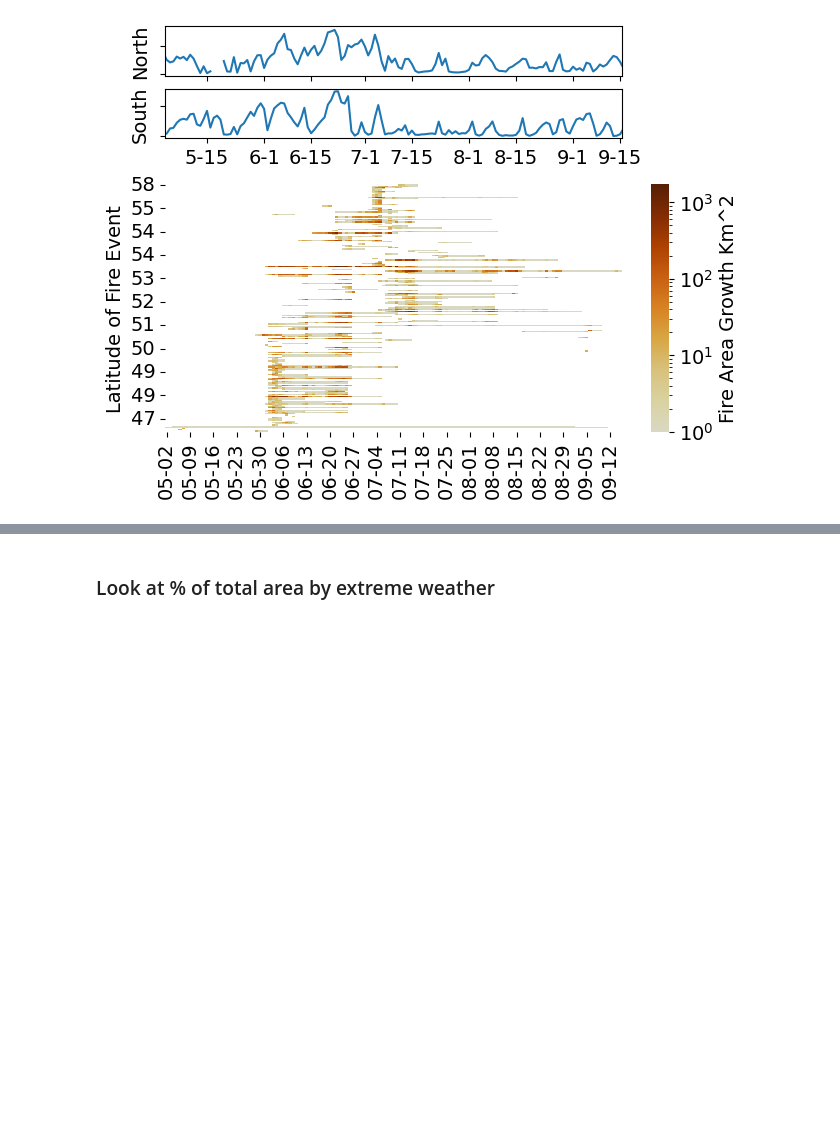
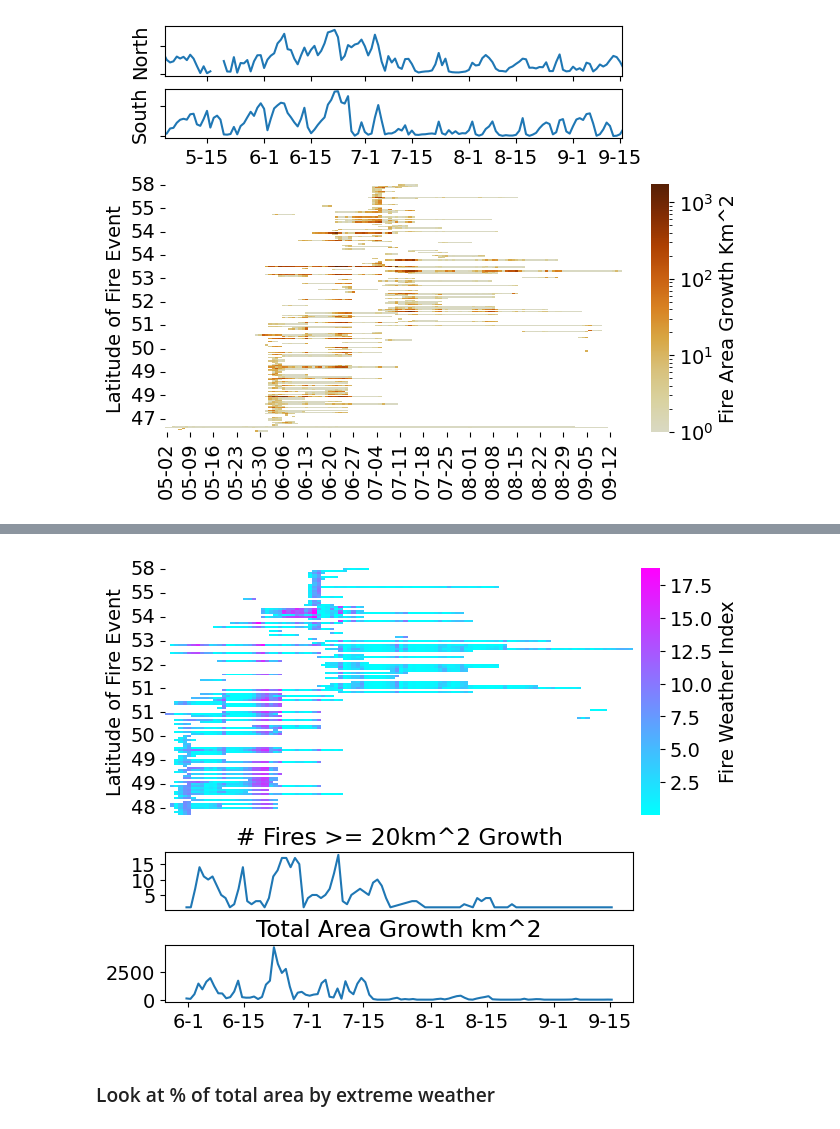
Before and after one commit to mccabete/fwiVis, a Jupyter notebook: notebooks/heatmap_timeseries.ipynb, the cells around one changed output, grey strips where cells are left out. Drawn from its saved outputs; the diff is of its cells as text; code cells hidden in the pictures; blank space fills up the shorter version.

```diff
--- a/notebooks/heatmap_timeseries.ipynb
+++ b/notebooks/heatmap_timeseries.ipynb
@@ -667,6 +760,6 @@ plt.savefig(f"/projects/old_shared/fire_weather_vis/Lightning_analysis/some_figs
 # %%
 with mpl.rc_context({'font.size': 14}):
-    fig1, ([ax5, ax6], [ax7, ax8], [ax9, ax10]) = plt.subplots(3,2, gridspec_kw={'width_ratios':[100,4], 'height_ratios': [20, 7, 7]}, constrained_layout=True)#constrained_layout=True
+    fig1, ([ax5, ax6], [ax7, ax8], [ax9, ax10]) = plt.subplots(3,2, gridspec_kw={'width_ratios':[100,4], 'height_ratios': [30, 7, 7]}, constrained_layout=True)#constrained_layout=True
     #fig.suptitle('Aligning x-axis using sharex')
 
     #ax.xaxis.set_major_formatter(mdates.DateFormatter('%m-%d'))
@@ -684,35 +777,43 @@ with mpl.rc_context({'font.size': 14}):
 #     ax3.set_xlim(get_fwi[0].t.astype("datetime64[ns]").min(), test_func[1].t.astype("datetime64[ns]").max())
 #     ax3.set_ylabel("South")
 #     #ax3.set_yticklabels("")
 
 
 
     #ax3 =
     #sn.heatmap(heat, cmap = "YlOrBr", norm=LogNorm(), cbar_kws={'label': 'Fire Area Growth Km^2'}, ax = ax5, cbar_ax=ax6, square=False)#,fmt='.1f',
     sn.heatmap(get_fwi[0], cmap = "cool", cbar_kws={'label': 'Fire Weather Index'}, ax = ax5, cbar_ax=ax6, square=False)#,fmt='.1f',
     ax5.set(xlabel="", ylabel="Latitude of Fire Event")
     ax5.axes.get_xaxis().set_visible(False)
-    ax5.yaxis.set_major_formatter(mpl.ticker.FuncFormatter(quick_round2))
+    #ax5.yaxis.set_major_formatter(mpl.ticker.FuncFormatter(quick_round2))
+    labs = ax5.get_yticklabels()
+    labs_fix = []
+    for l in labs:
+        txt = quick_round(l.get_text())
+        labs_fix.append(txt)
+    ax5.set_yticklabels(labs_fix)
     #ax5.set_xticklabels("")
     #ax5.xaxis.set_major_formatter(mdates.DateFormatter('%m-%d'))
     #ax7.xaxis.set_major_formatter(mdates.DateFormatter('%-m-%-d'))
     ax7.axes.get_xaxis().set_visible(False)
     ax7.plot(num_fires.t, num_fires.iloc[:, 1:])
     #ax7.set_ylabel("# > 20") # # >= 20
     ax7.set_title("# Fires >= 20km^2 Growth")
 
     #ax9.axes.get_xaxis().set_visible(False)
     ax9.xaxis.set_major_formatter(mdates.DateFormatter('%-m-%-d'))
     ax9.plot(sum_growth.t, sum_growth.iloc[:, 1:])
     ax9.set_title("Total Area Growth km^2")
     #ax9.set_ylabel("Sum Growth", rotation=0) # Total km
 
     #ax2.remove()
     #ax4.remove()
     ax8.remove()
     ax10.remove()
 
-    plt.savefig(f"/projects/old_shared/fire_weather_vis/Lightning_analysis/some_figs/Number_of_fires_growing_over_20km2_Regional_FWI_diff_fix_{datetime.today().strftime('%Y%m%d')}.png", dpi = 900, transparent = False)
+    plt.savefig(f"some_figs/Number_of_fires_growing_over_20km2_Regional_FWI_diff_fix_{datetime.today().strftime('%Y%m%d')}.png", dpi = 900, transparent = False)
+# %% [output]
+[figure, added]
 # %% [markdown]
 ### Look at % of total area by extreme weather
 # %%
```
Also changed, not shown: parts of 13 cells of this notebook, 2 other files.
